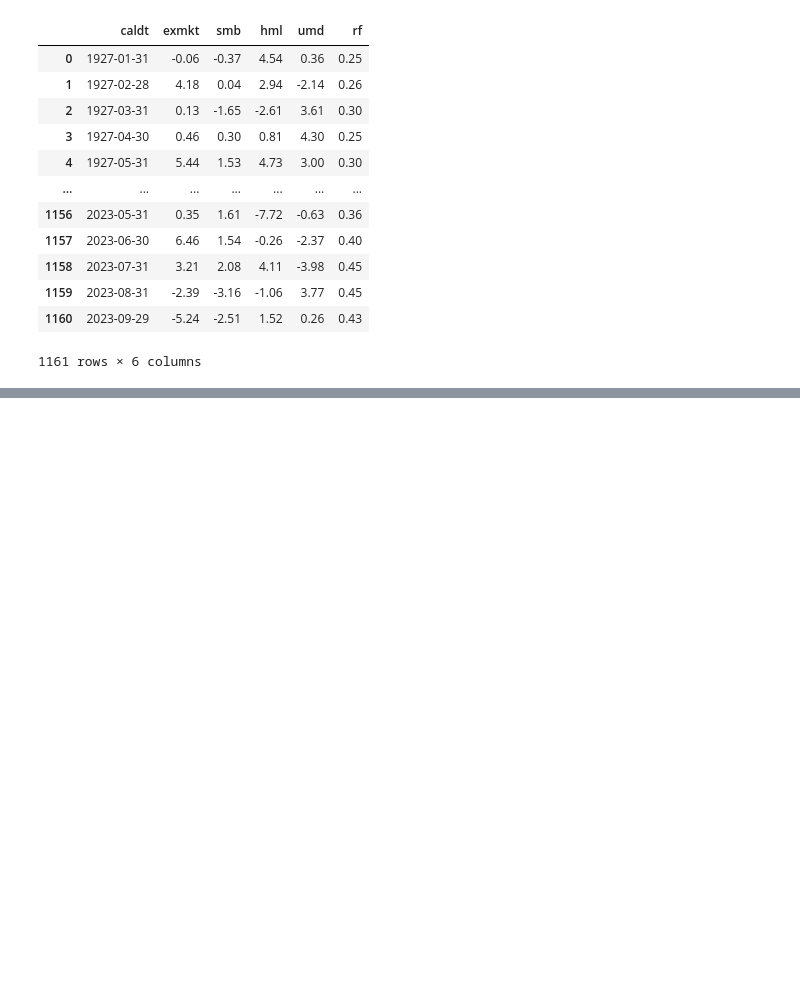
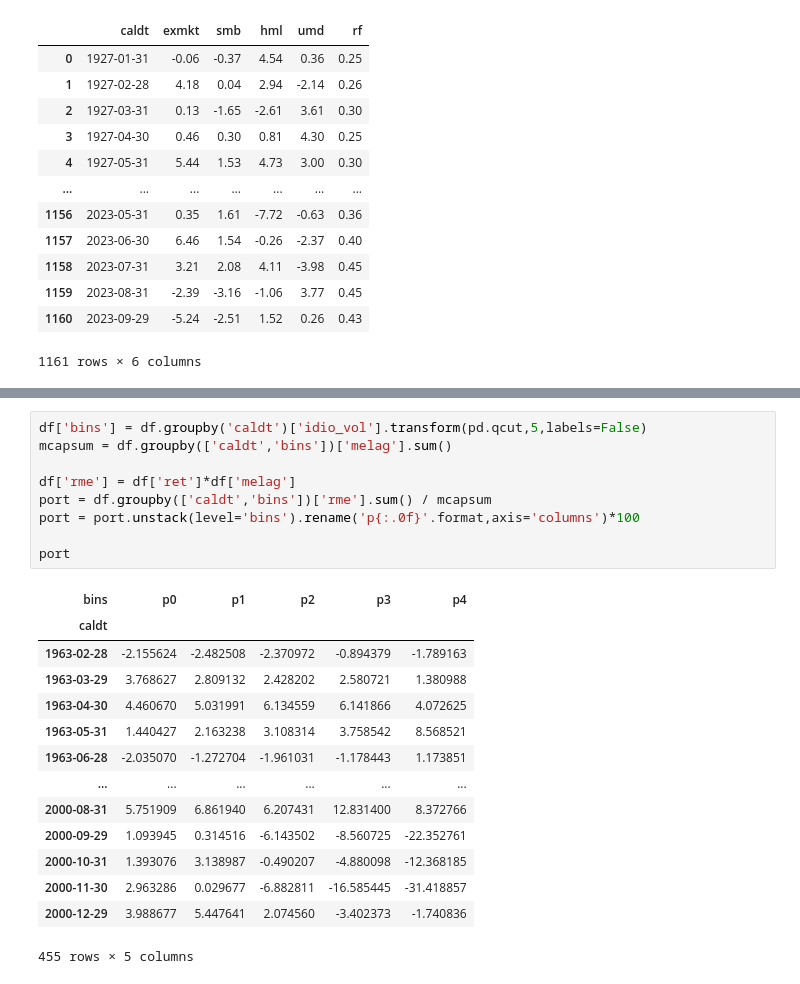
Before and after one commit to brandonwaits12/Idiosyncratic-Volatility, a Jupyter notebook: idio_vol_project.ipynb, the cells around one changed output, grey strips where cells are left out. Saved outputs shown, nothing was run; the diff lists cells and outputs as text; blank space fills up the shorter version.

```diff
--- a/idio_vol_project.ipynb
+++ b/idio_vol_project.ipynb
@@ -132,0 +167,24 @@ factors
+# %%
+df['bins'] = df.groupby('caldt')['idio_vol'].transform(pd.qcut,5,labels=False)
+mcapsum = df.groupby(['caldt','bins'])['melag'].sum()
+
+df['rme'] = df['ret']*df['melag']
+port = df.groupby(['caldt','bins'])['rme'].sum() / mcapsum
+port = port.unstack(level='bins').rename('p{:.0f}'.format,axis='columns')*100
+
+port
+# %% [output]
+| bins | p0 | p1 | p2 | p3 | p4 |
+| caldt |  |  |  |  |  |
+| 1963-02-28 | -2.155624 | -2.482508 | -2.370972 | -0.894379 | -1.789163 |
+| 1963-03-29 | 3.768627 | 2.809132 | 2.428202 | 2.580721 | 1.380988 |
+| 1963-04-30 | 4.460670 | 5.031991 | 6.134559 | 6.141866 | 4.072625 |
+| 1963-05-31 | 1.440427 | 2.163238 | 3.108314 | 3.758542 | 8.568521 |
+| 1963-06-28 | -2.035070 | -1.272704 | -1.961031 | -1.178443 | 1.173851 |
+| ... | ... | ... | ... | ... | ... |
+| 2000-08-31 | 5.751909 | 6.861940 | 6.207431 | 12.831400 | 8.372766 |
+| 2000-09-29 | 1.093945 | 0.314516 | -6.143502 | -8.560725 | -22.352761 |
+| 2000-10-31 | 1.393076 | 3.138987 | -0.490207 | -4.880098 | -12.368185 |
+| 2000-11-30 | 2.963286 | 0.029677 | -6.882811 | -16.585445 | -31.418857 |
+| 2000-12-29 | 3.988677 | 5.447641 | 2.074560 | -3.402373 | -1.740836 |
+455 rows × 5 columns
```
Also changed, not shown: parts of 7 cells of this notebook.
